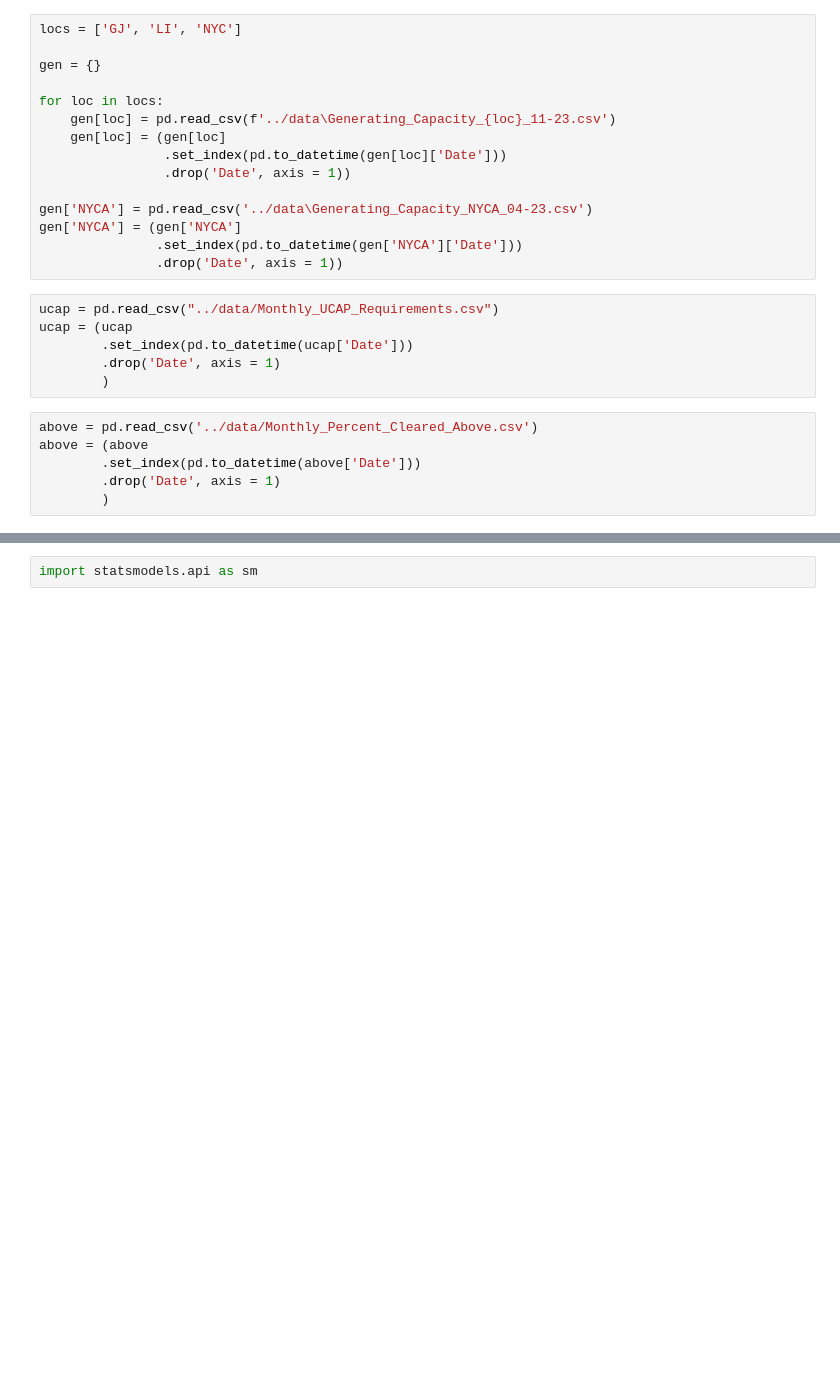
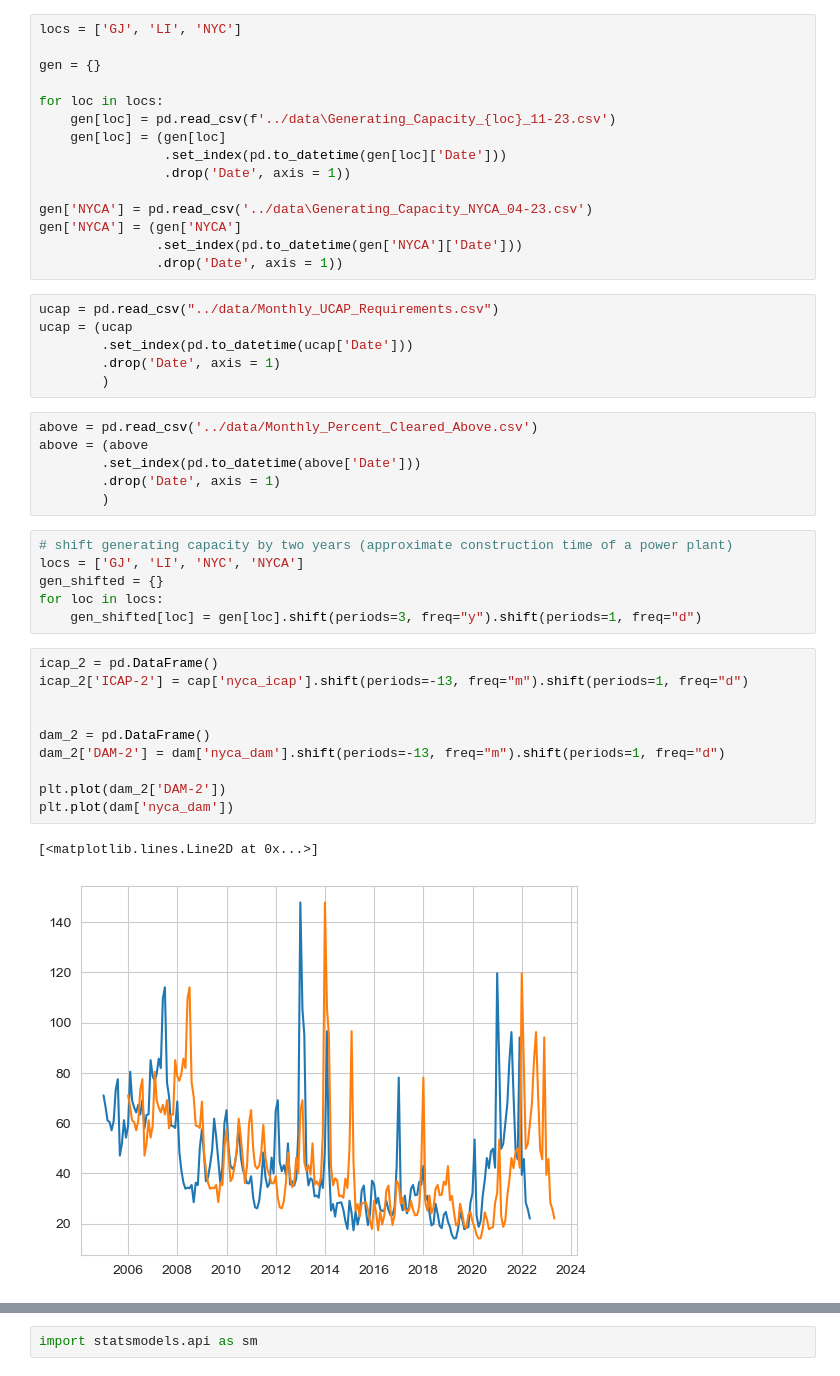
Before and after one commit to borvendegmate/tum_power_system_economics, a Jupyter notebook: code/regression.ipynb, the cells around one changed output, grey strips where cells are left out. Cells and saved outputs as stored; diff of their text form; blank space fills up the shorter version.

```diff
--- a/code/regression.ipynb
+++ b/code/regression.ipynb
@@ -64,3 +64,22 @@ above = (above
         .set_index(pd.to_datetime(above['Date']))
         .drop('Date', axis = 1)
         )
+# %%
+# shift generating capacity by two years (approximate construction time of a power plant)
+locs = ['GJ', 'LI', 'NYC', 'NYCA']
+gen_shifted = {}
+for loc in locs:
+    gen_shifted[loc] = gen[loc].shift(periods=3, freq="y").shift(periods=1, freq="d")
+# %%
+icap_2 = pd.DataFrame()
+icap_2['ICAP-2'] = cap['nyca_icap'].shift(periods=-13, freq="m").shift(periods=1, freq="d")
+
+
+dam_2 = pd.DataFrame()
+dam_2['DAM-2'] = dam['nyca_dam'].shift(periods=-13, freq="m").shift(periods=1, freq="d")
+
+plt.plot(dam_2['DAM-2'])
+plt.plot(dam['nyca_dam'])
+# %% [output]
+[<matplotlib.lines.Line2D at 0x...>]
+[figure, added]
```
Also changed, not shown: parts of 7 cells of this notebook.
